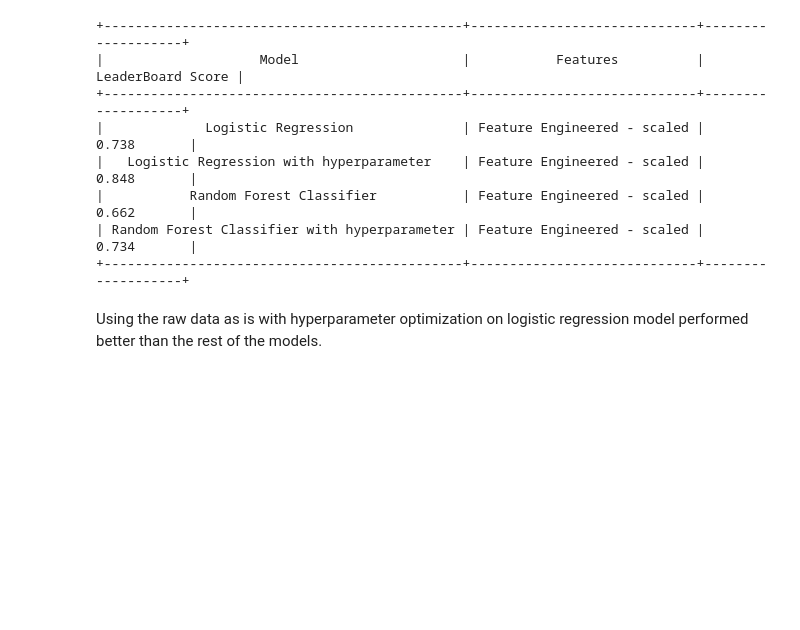
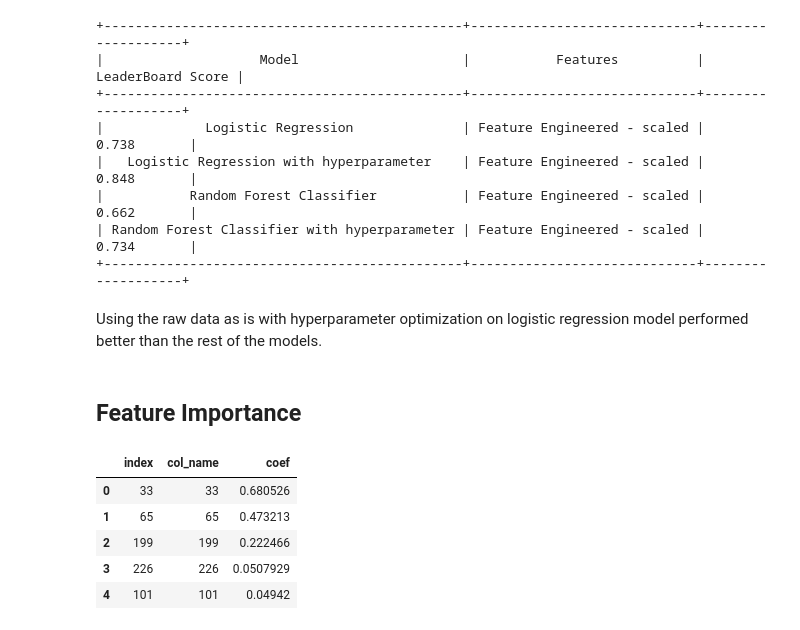
Before and after one commit to Abimbola-ai/Don-t-overfit-ii, a Jupyter notebook: Dont_overfit2.ipynb, the cells around one changed output. Cells and saved outputs as stored; diff of their text form; code cells hidden in the pictures; blank space fills up the shorter version.

Commit message:
Added feature importance in conclusion

```diff
--- a/Dont_overfit2.ipynb
+++ b/Dont_overfit2.ipynb
@@ -528,0 +521,11 @@ svc_df.to_csv('submission_53.csv', index=False)
+# %% [markdown]
+## Feature Importance
+# %%
+plot_feature_importance(log_model, 'log_model', top_n = 5)
+# %% [output]
+|  | index | col_name | coef |
+| 0 | 33 | 33 | 0.680526 |
+| 1 | 65 | 65 | 0.473213 |
+| 2 | 199 | 199 | 0.222466 |
+| 3 | 226 | 226 | 0.0507929 |
+| 4 | 101 | 101 | 0.04942 |
```
Also changed, not shown: parts of 6 cells of this notebook, 19 other files.
